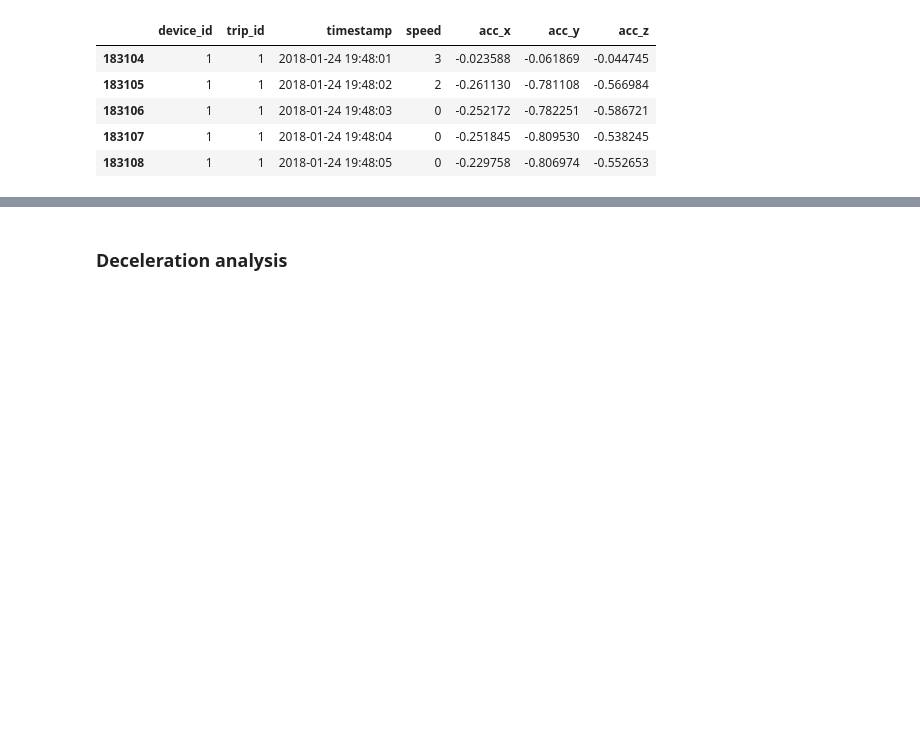
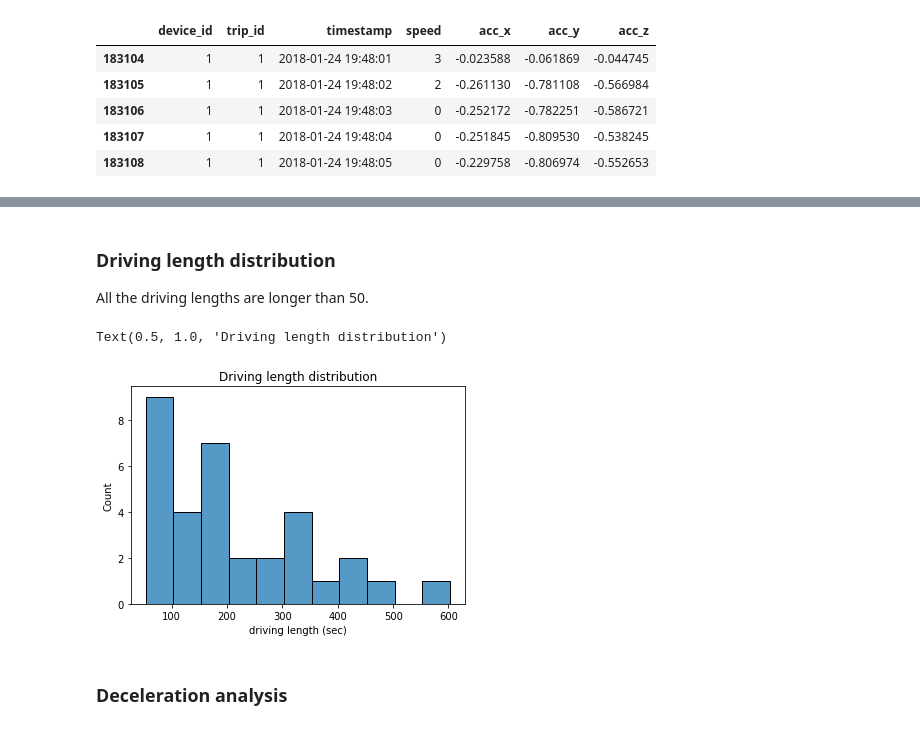
Before and after one commit to qirun-chen/getting-into-telematics, a Jupyter notebook: Driver identification prediction.ipynb, the cells around one changed output, grey strips where cells are left out. Drawn from its saved outputs; the diff is of its cells as text; code cells hidden in the pictures; blank space fills up the shorter version.

Commit message:
add driving length distribution

```diff
--- a/Driver identification prediction.ipynb
+++ b/Driver identification prediction.ipynb
@@ -108,3 +102,16 @@ plot_driving_period(driving_df)
+# %% [markdown]
+### Driving length distribution
+All the driving lengths are longer than 50.
+# %%
+driving_length = driving_df[['device_id', 'trip_id', 'time_step']]\
+    .groupby(['device_id', 'trip_id'])\
+    .count()\
+    .rename(columns={'time_step': 'driving length (sec)'})['driving length (sec)']
+# %%
+sns.histplot(driving_length, binwidth=50).set_title("Driving length distribution")
+# %% [output]
+Text(0.5, 1.0, 'Driving length distribution')
+[figure, added]
 # %% [markdown]
 ### Deceleration analysis
 # %% [markdown]
```
Also changed, not shown: parts of 10 cells of this notebook.
